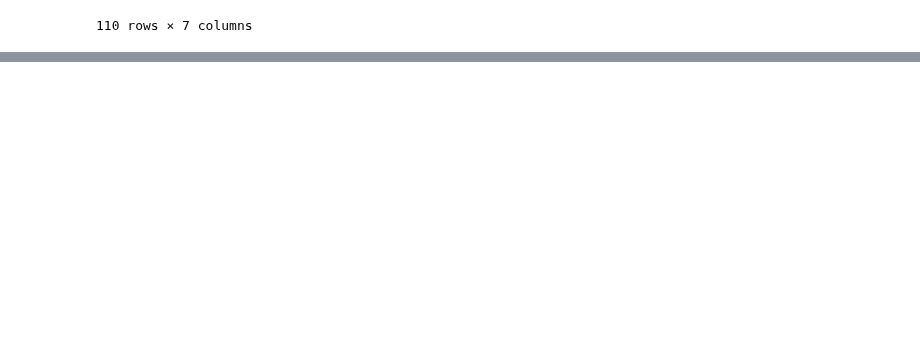
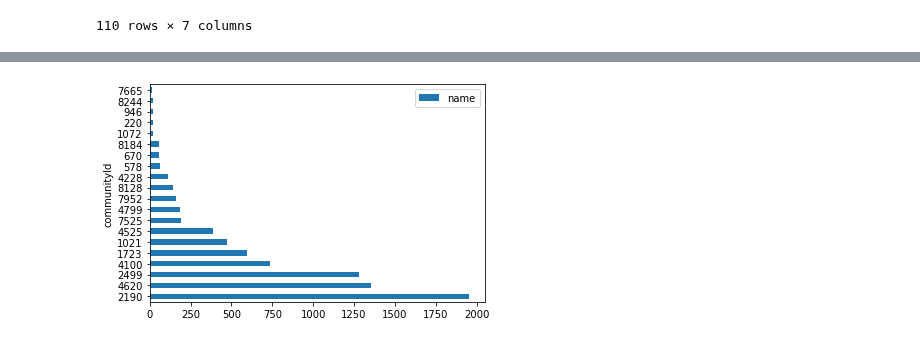
Before and after one commit to tomoumer/hop_team-the-hindenburgs, a Jupyter notebook: notebooks/data_exploration.ipynb, the cells around one changed output, grey strips where cells are left out. Saved outputs shown, nothing was run; the diff lists cells and outputs as text; code cells hidden in the pictures; blank space fills up the shorter version.

```diff
--- a/notebooks/data_exploration.ipynb
+++ b/notebooks/data_exploration.ipynb
@@ -485,0 +589,4 @@ providers_to_major.groupby(['specialization', 'parent_org'])['total_patients'].s
+# %%
+louvain_bua.groupby('communityId').count().nlargest(20, columns='name').plot(kind='barh');
+# %% [output]
+[figure, added]
```
Also changed, not shown: parts of 7 cells of this notebook.
